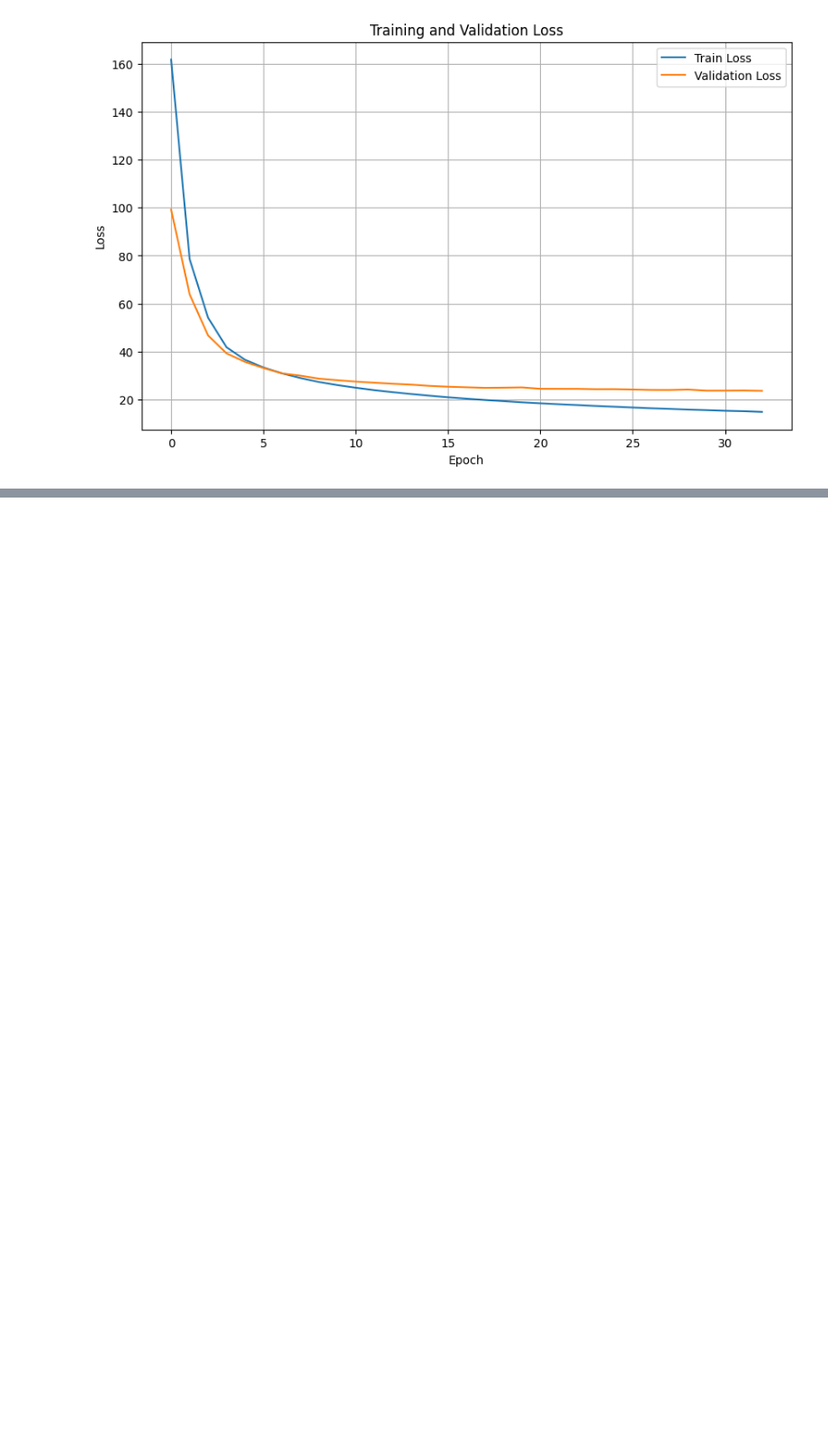
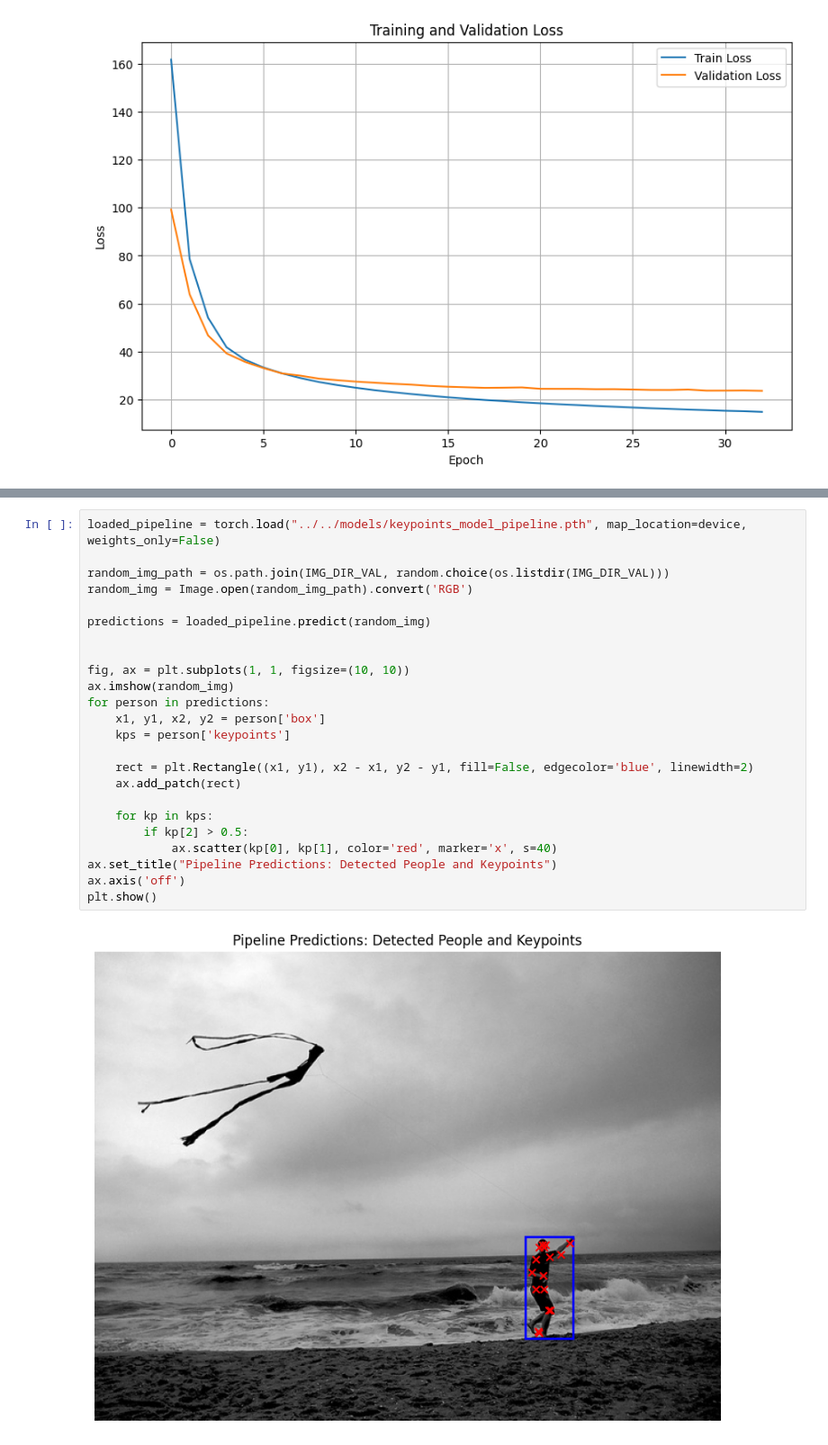
Before and after one commit to MaciejDengusiak/NN-Project, a Jupyter notebook: notebooks/keypoints/keypoints_boundingbox_approach.ipynb, the cells around one changed output, grey strips where cells are left out. Shown at 90% size. Saved outputs shown, nothing was run; the diff lists cells and outputs as text; blank space fills up the shorter version.

```diff
--- a/notebooks/keypoints/keypoints_boundingbox_approach.ipynb
+++ b/notebooks/keypoints/keypoints_boundingbox_approach.ipynb
@@ -608,0 +729,26 @@ plt.show()
+# %%
+loaded_pipeline = torch.load("../../models/keypoints_model_pipeline.pth", map_location=device, weights_only=False)
+
+random_img_path = os.path.join(IMG_DIR_VAL, random.choice(os.listdir(IMG_DIR_VAL)))
+random_img = Image.open(random_img_path).convert('RGB')
+
+predictions = loaded_pipeline.predict(random_img)
+
+
+fig, ax = plt.subplots(1, 1, figsize=(10, 10))
+ax.imshow(random_img)
+for person in predictions:
+    x1, y1, x2, y2 = person['box']
+    kps = person['keypoints']
+
+    rect = plt.Rectangle((x1, y1), x2 - x1, y2 - y1, fill=False, edgecolor='blue', linewidth=2)
+    ax.add_patch(rect)
+
+    for kp in kps:
+        if kp[2] > 0.5:
+            ax.scatter(kp[0], kp[1], color='red', marker='x', s=40)
+ax.set_title("Pipeline Predictions: Detected People and Keypoints")
+ax.axis('off')
+plt.show()
+# %% [output]
+[figure, added]
```
Also changed, not shown: parts of 6 cells of this notebook.
